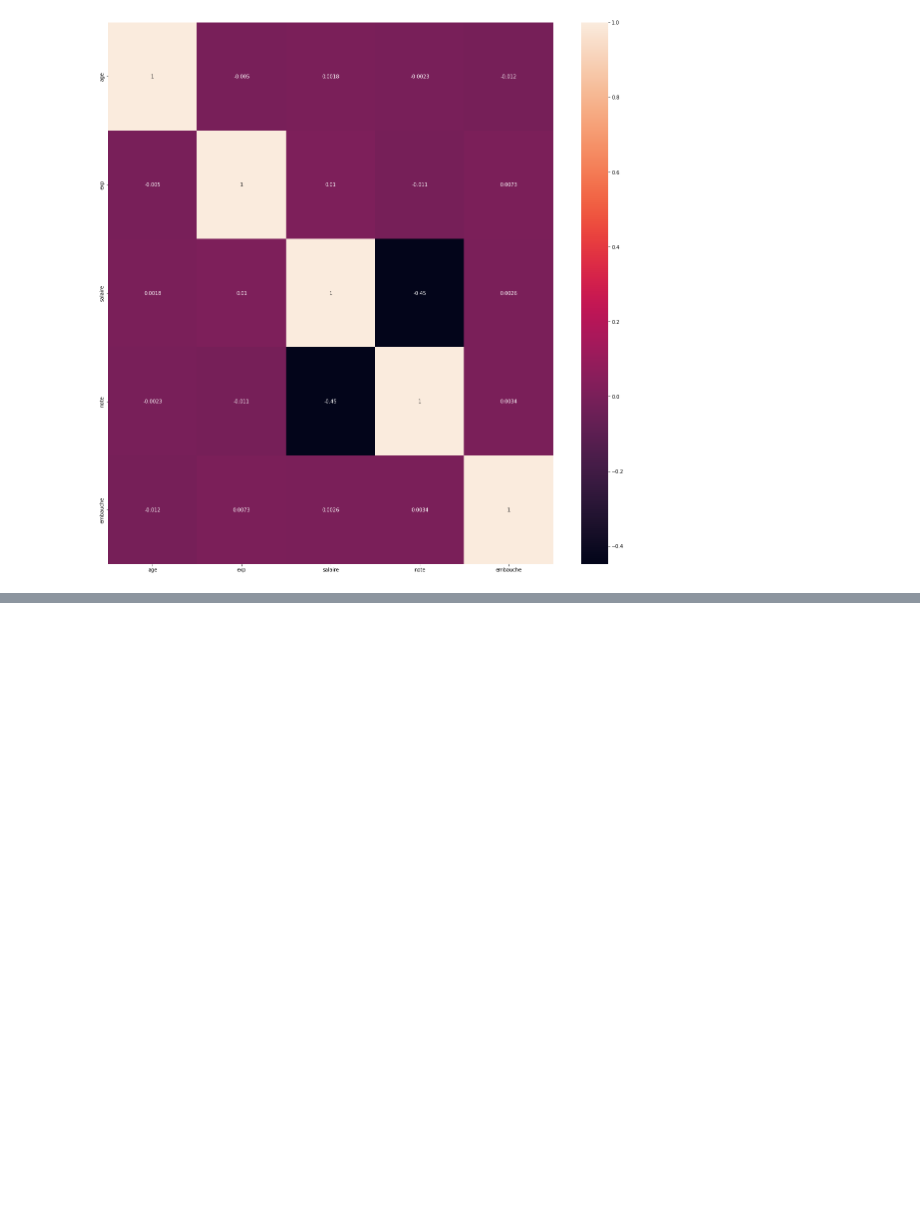
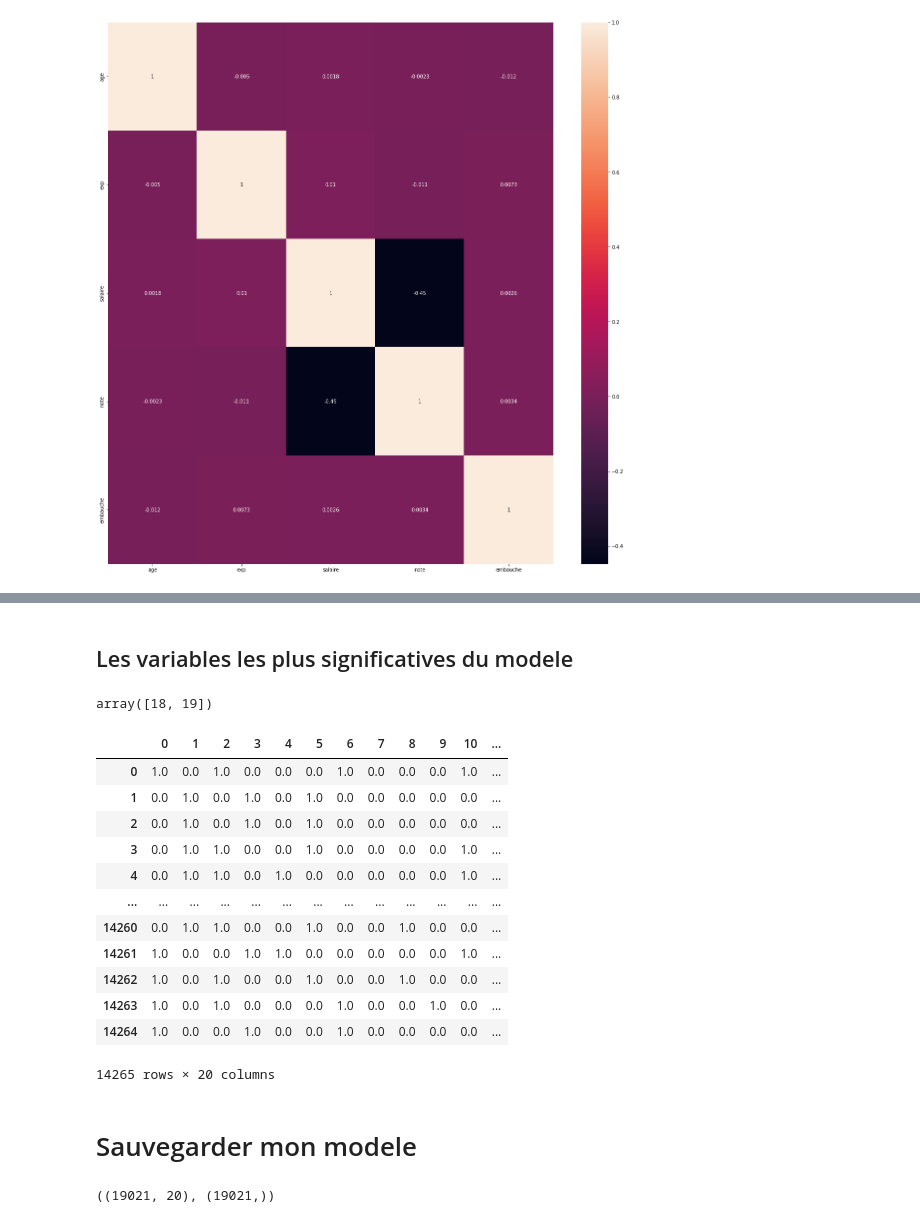
Before and after one commit to FelixEbenezer/AmazonSageMakerCourse, a Jupyter notebook: TestQuant_FelixNganga.ipynb, the cells around one changed output, grey strips where cells are left out. Saved outputs shown, nothing was run; the diff lists cells and outputs as text; code cells hidden in the pictures; blank space fills up the shorter version.

```diff
--- a/TestQuant_FelixNganga.ipynb
+++ b/TestQuant_FelixNganga.ipynb
@@ -618,0 +512,2 @@ weighted avg       0.92      0.92      0.91      4756
+# %% [markdown]
+## Les variables les plus significatives du modele
@@ -618,0 +516,25 @@ weighted avg       0.92      0.92      0.91      4756
+# %%
+selector = SelectFromModel(random_forest_credit, threshold='mean')
+selector.fit(X_credit_treinamento, y_credit_treinamento)
+
+np.array(pd.DataFrame(X_credit_treinamento).columns)[selector.get_support()]
+# %% [output]
+array([18, 19])
+# %%
+pd.DataFrame(X_credit_treinamento)
+# %% [output]
+|  | 0 | 1 | 2 | 3 | 4 | 5 | 6 | 7 | 8 | 9 | 10 | ... |
+| 0 | 1.0 | 0.0 | 1.0 | 0.0 | 0.0 | 0.0 | 1.0 | 0.0 | 0.0 | 0.0 | 1.0 | ... |
+| 1 | 0.0 | 1.0 | 0.0 | 1.0 | 0.0 | 1.0 | 0.0 | 0.0 | 0.0 | 0.0 | 0.0 | ... |
+| 2 | 0.0 | 1.0 | 0.0 | 1.0 | 0.0 | 1.0 | 0.0 | 0.0 | 0.0 | 0.0 | 0.0 | ... |
+| 3 | 0.0 | 1.0 | 1.0 | 0.0 | 0.0 | 1.0 | 0.0 | 0.0 | 0.0 | 0.0 | 1.0 | ... |
+| 4 | 0.0 | 1.0 | 1.0 | 0.0 | 1.0 | 0.0 | 0.0 | 0.0 | 0.0 | 0.0 | 1.0 | ... |
+| ... | ... | ... | ... | ... | ... | ... | ... | ... | ... | ... | ... | ... |
+| 14260 | 0.0 | 1.0 | 1.0 | 0.0 | 0.0 | 1.0 | 0.0 | 0.0 | 1.0 | 0.0 | 0.0 | ... |
+| 14261 | 1.0 | 0.0 | 0.0 | 1.0 | 1.0 | 0.0 | 0.0 | 0.0 | 0.0 | 0.0 | 1.0 | ... |
+| 14262 | 1.0 | 0.0 | 1.0 | 0.0 | 0.0 | 1.0 | 0.0 | 0.0 | 1.0 | 0.0 | 0.0 | ... |
+| 14263 | 1.0 | 0.0 | 1.0 | 0.0 | 0.0 | 0.0 | 1.0 | 0.0 | 0.0 | 1.0 | 0.0 | ... |
+| 14264 | 1.0 | 0.0 | 0.0 | 1.0 | 0.0 | 0.0 | 1.0 | 0.0 | 0.0 | 0.0 | 0.0 | ... |
+14265 rows × 20 columns
+# %% [markdown]
+# Sauvegarder mon modele
@@ -618,0 +547,4 @@ weighted avg       0.92      0.92      0.91      4756
+# %%
+X_credit.shape, y_credit.shape
+# %% [output]
+((19021, 20), (19021,))
```
Also changed, not shown: parts of 122 cells of this notebook.
